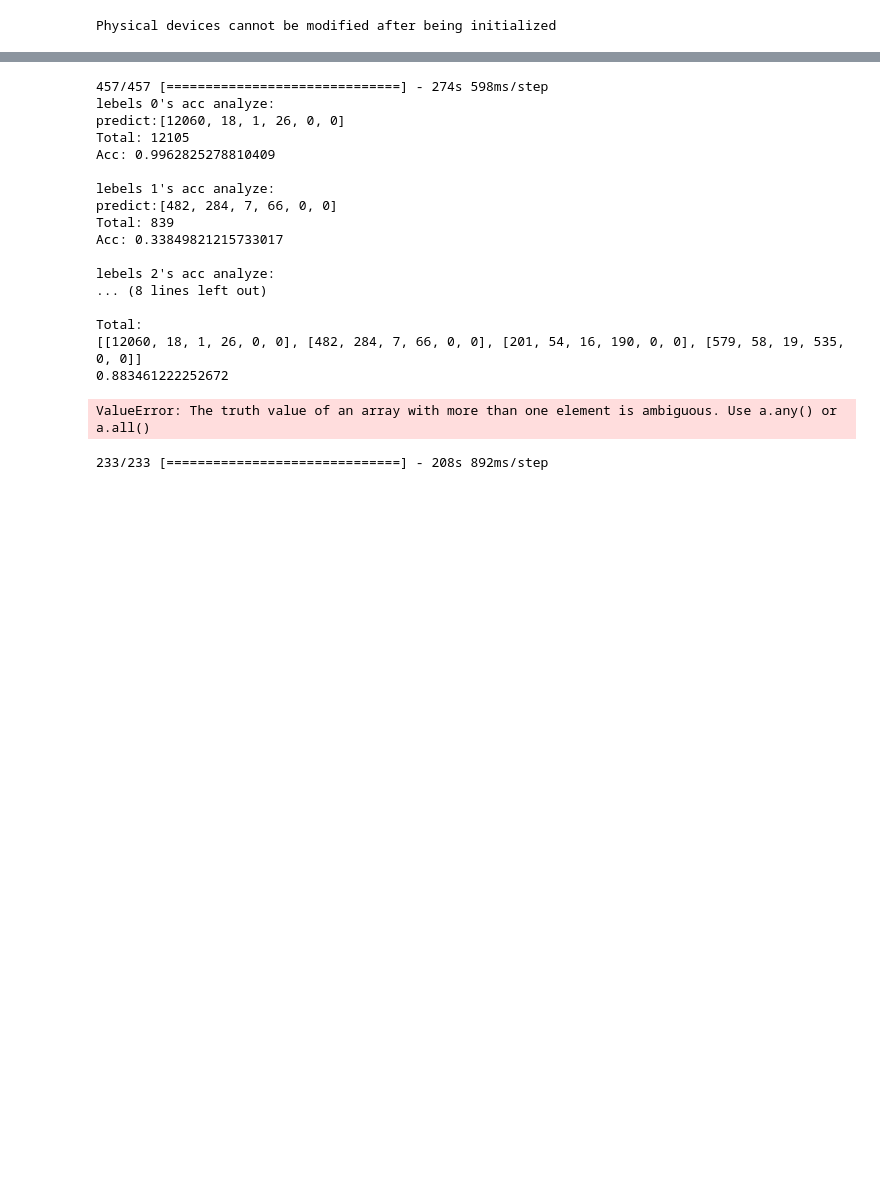
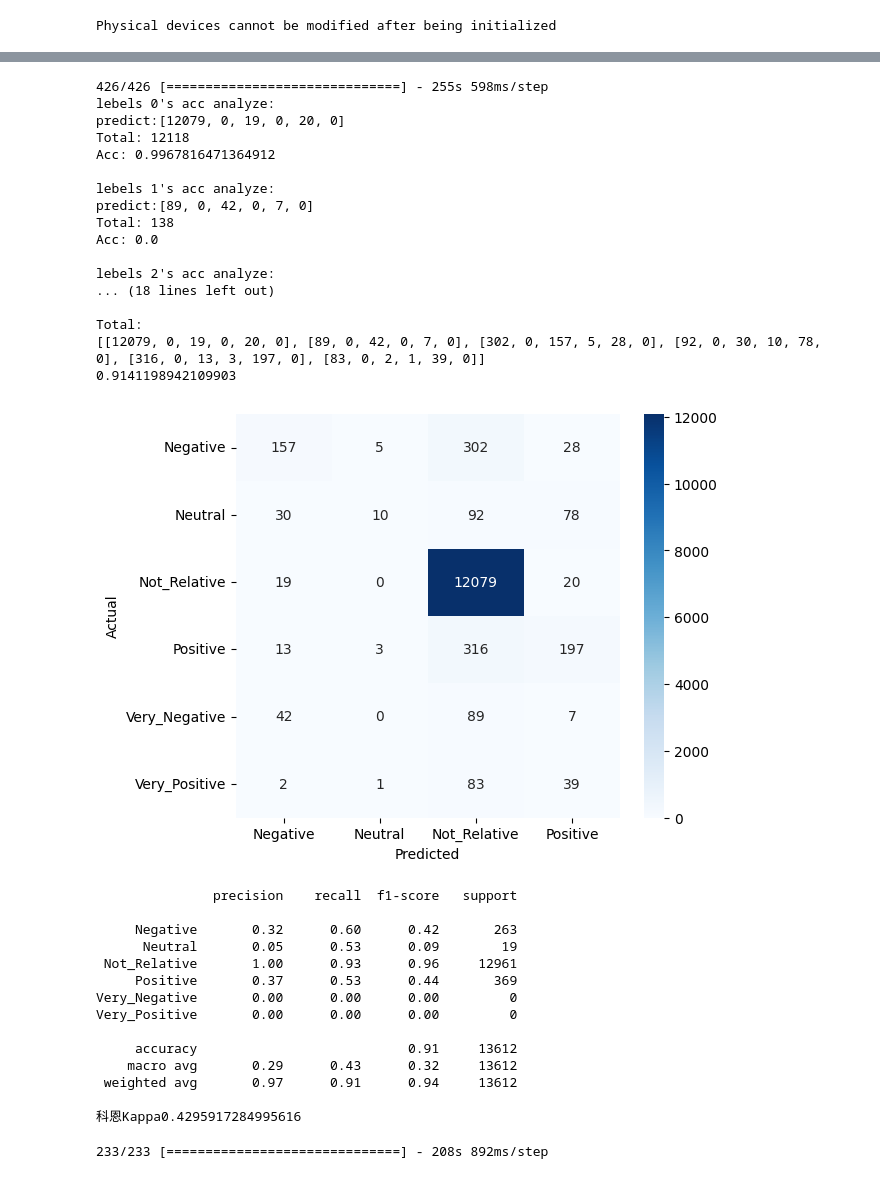
Before and after one commit to MZGamer/Graduate_Project, a Jupyter notebook: localModel.ipynb, the cells around one changed output, grey strips where cells are left out. Drawn from its saved outputs; the diff is of its cells as text; code cells hidden in the pictures; blank space fills up the shorter version.

```diff
--- a/localModel.ipynb
+++ b/localModel.ipynb
@@ -3,7 +3,7 @@ import pandas as pd
 import json
 
 dic = {}
-with open('D:/Work/Project/School_Homework/Graduate_Project/predict_Model/reviewLabel/1127/model1127dict.json') as json_file:
+with open('D:/Work/Project/School_Homework/Graduate_Project/predict_Model/reviewLabel/1023/model1023dict.json') as json_file:
     dic = json.load(json_file)
 
 reverseDic=dict([(value,key) for (key,value) in dic.items()])
@@ -565,13 +565,14 @@ Non-trainable params: 0
 _________________________________________________________________
 None
 # %%
-portion_model.load_weights("D:/Work/Project/School_Homework/Graduate_Project/predict_Model/reviewLabel/1127/portionV1127.h5")
-service_model.load_weights("D:/Work/Project/School_Homework/Graduate_Project/predict_Model/reviewLabel/1127/serviceV1127.h5")
-environment_model.load_weights("D:/Work/Project/School_Homework/Graduate_Project/predict_Model/reviewLabel/1127/environmentV1127.h5")
-price_model.load_weights("D:/Work/Project/School_Homework/Graduate_Project/predict_Model/reviewLabel/1127/priceV1127.h5")
-food_quality_model.load_weights("D:/Work/Project/School_Homework/Graduate_Project/predict_Model/reviewLabel/1127/food_qualityV1127.h5")
+portion_model.load_weights("D:/Work/Project/School_Homework/Graduate_Project/predict_Model/reviewLabel/1023/portionV1023.h5")
+#service_model.load_weights("D:/Work/Project/School_Homework/Graduate_Project/predict_Model/reviewLabel/1127/serviceV1127.h5")
+#environment_model.load_weights("D:/Work/Project/School_Homework/Graduate_Project/predict_Model/reviewLabel/1127/environmentV1127.h5")
+#price_model.load_weights("D:/Work/Project/School_Homework/Graduate_Project/predict_Model/reviewLabel/1127/priceV1127.h5")
+#food_quality_model.load_weights("D:/Work/Project/School_Homework/Graduate_Project/predict_Model/reviewLabel/1127/food_qualityV1127.h5")
 # %%
-reviewModel = [portion_model, service_model, environment_model, price_model, food_quality_model]
+#reviewModel = [portion_model, service_model, environment_model, price_model, food_quality_model]
+reviewModel = [portion_model]
 # %%
 import pandas as pd
 import tensorflow as tf
@@ -586,7 +587,10 @@ from sklearn.metrics import cohen_kappa_score
 from matplotlib import pyplot as plt
 
 from pylab import mpl
-targetList = ["portion","service","environment","price","food_quality"]
+isSimple = False
+
+#targetList = ["portion","service","environment","price","food_quality"]
+targetList = ["portion"]
 ind = 0
 for tp in targetList:
   TARGET = tp
@@ -594,7 +598,7 @@ for tp in targetList:
   maxlen = 1000
   vocab_size = len(dic)
   # 讀取CSV文件並轉換為DataFrame
-  df = pd.read_csv('reviewDatasetV6.csv')
+  df = pd.read_csv('reviewDatasetV5.csv')
   df.dropna(inplace=True)
 
   texts = df['Comment'].tolist()
@@ -602,52 +606,70 @@ for tp in targetList:
   labels = []
   encText = []
 
+
   for t in range(len(texts)):
     texts[t] = emoji.demojize(texts[t])
     texts[t] = re.sub(':\S+?:', ' ', texts[t])
     encs = []
-    if (df.iloc[t][TARGET] == 1 or df.iloc[t][TARGET] == 2):
-      labels.append(1)
-    elif (df.iloc[t][TARGET] == 4 or df.iloc[t][TARGET] == 5):
-      labels.append(3)
-    elif (df.iloc[t][TARGET] == 3):
-      labels.append(2)
+    if(isSimple):
+      if (df.iloc[t][TARGET] == 1 or df.iloc[t][TARGET] == 2):
+        labels.append(1)
+      elif (df.iloc[t][TARGET] == 4 or df.iloc[t][TARGET] == 5):
+        labels.append(3)
+      elif (df.iloc[t][TARGET] == 3):
+        labels.append(2)
+      else:
+        labels.append(int(df.iloc[t][TARGET]))
     else:
       labels.append(int(df.iloc[t][TARGET]))
 
 
     if len(texts[t]) > maxlen:
       texts[t] = texts[:maxlen]
     for i in range(maxlen):
       if(i<len(texts[t]) and texts[t][i] in dic):
         encs.append(dic[texts[t][i]])
       else:
         encs.append(-1)
 
     if (encs != None) :
       encText.append(encs)
 
   model = reviewModel[ind]
 
-  ansCheck(model, encText, labels)
+  ansCheck(model, encText, labels, isSimple)
   ind += 1
 # %% [output]
-457/457 [==============================] - 274s 598ms/step
+426/426 [==============================] - 255s 598ms/step
 lebels 0's acc analyze:
-predict:[12060, 18, 1, 26, 0, 0]
-Total: 12105
-Acc: 0.9962825278810409
+predict:[12079, 0, 19, 0, 20, 0]
+Total: 12118
+Acc: 0.9967816471364912
 
 lebels 1's acc analyze:
-predict:[482, 284, 7, 66, 0, 0]
-Total: 839
-Acc: 0.33849821215733017
+predict:[89, 0, 42, 0, 7, 0]
+Total: 138
+Acc: 0.0
 
 lebels 2's acc analyze:
-... (8 lines left out)
+... (18 lines left out)
 
 Total:
-[[12060, 18, 1, 26, 0, 0], [482, 284, 7, 66, 0, 0], [201, 54, 16, 190, 0, 0], [579, 58, 19, 535, 0, 0]]
-0.883461222252672
+[[12079, 0, 19, 0, 20, 0], [89, 0, 42, 0, 7, 0], [302, 0, 157, 5, 28, 0], [92, 0, 30, 10, 78, 0], [316, 0, 13, 3, 197, 0], [83, 0, 2, 1, 39, 0]]
+0.9141198942109903
+[figure, added]
-ValueError: The truth value of an array with more than one element is ambiguous. Use a.any() or a.all()
+               precision    recall  f1-score   support
+
+     Negative       0.32      0.60      0.42       263
+      Neutral       0.05      0.53      0.09        19
+ Not_Relative       1.00      0.93      0.96     12961
+     Positive       0.37      0.53      0.44       369
+Very_Negative       0.00      0.00      0.00         0
+Very_Positive       0.00      0.00      0.00         0
+
+     accuracy                           0.91     13612
+    macro avg       0.29      0.43      0.32     13612
+ weighted avg       0.97      0.91      0.94     13612
+
+科恩Kappa0.4295917284995616
 # %%
```
Also changed, not shown: parts of 4 cells of this notebook, 9 other files.
